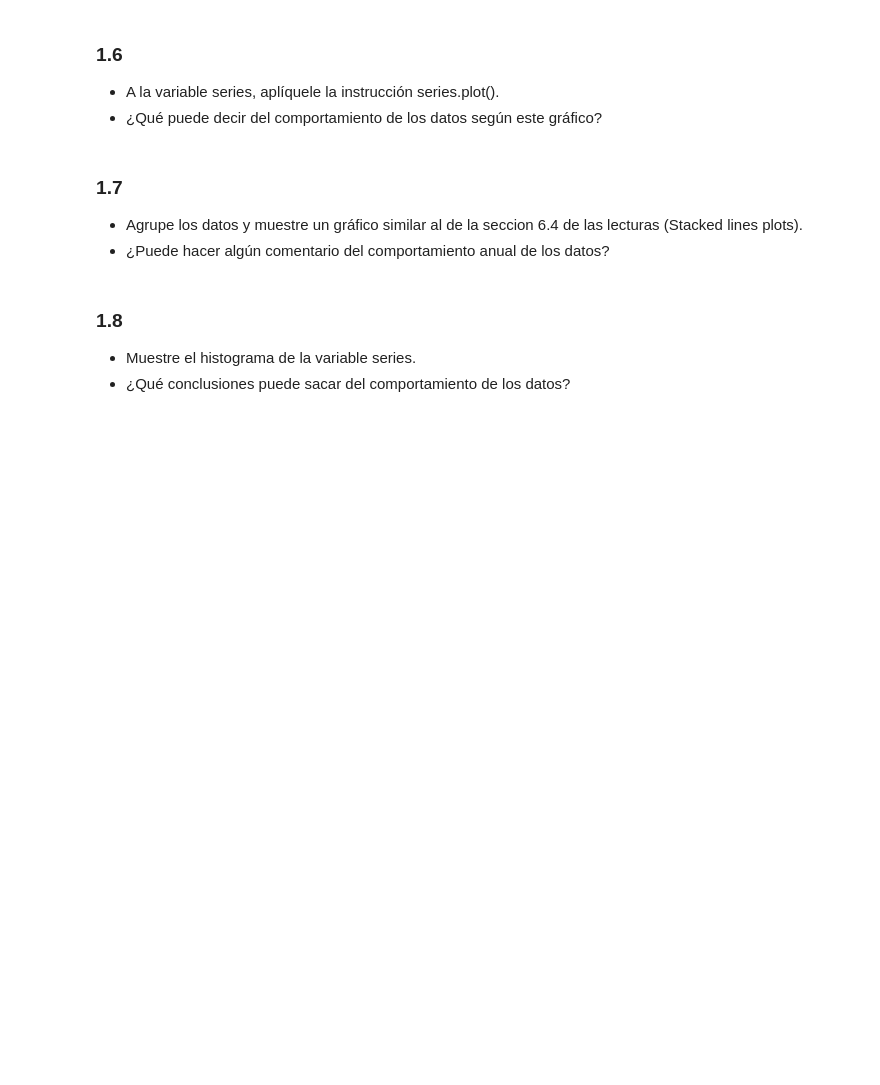
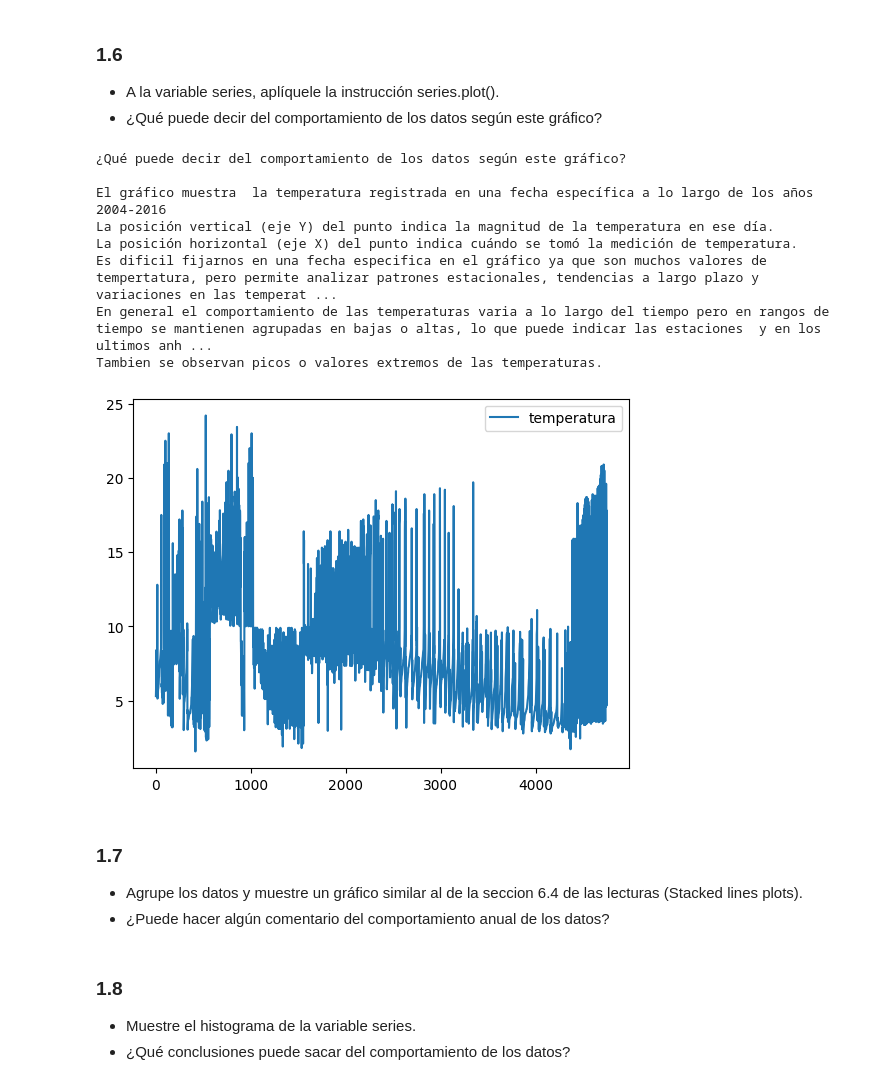
Before and after one commit to JeanPaulRF/Trabajos-IA, a Jupyter notebook: TP1/2023-2-Trabajo Practico_1.ipynb, the cells around one changed output. Cells and saved outputs as stored; diff of their text form; code cells hidden in the pictures; blank space fills up the shorter version.

```diff
--- a/TP1/2023-2-Trabajo Practico_1.ipynb
+++ b/TP1/2023-2-Trabajo Practico_1.ipynb
@@ -72,6 +184,24 @@ El tipo de datos de 'series' es: <class 'pandas.core.frame.DataFrame'>
 ### 1.6
 - A la variable series, aplíquele la instrucción series.plot().
 - ¿Qué puede decir del comportamiento de los datos según este gráfico?
+# %%
+series.plot()
+
+print('¿Qué puede decir del comportamiento de los datos según este gráfico?\n')
+print('El gráfico muestra  la temperatura registrada en una fecha específica a lo largo de los años 2004-2016\nLa posición vertical (eje Y) del punto indica la magnitud de la temperatura en ese día.\nLa posición horizontal (eje X) del punto indica cuándo se tomó la medición de temperatura.')
+print('Es dificil fijarnos en una fecha especifica en el gráfico ya que son muchos valores de tempertatura, pero permite analizar patrones estacionales, tendencias a largo plazo y variaciones en las temperaturas.')
+print('En general el comportamiento de las temperaturas varia a lo largo del tiempo pero en rangos de tiempo se mantienen agrupadas en bajas o altas, lo que puede indicar las estaciones  y en los ultimos anhos varia mas el rango de temperaturas')
+print ('Tambien se observan picos o valores extremos de las temperaturas.')
+# %% [output]
+¿Qué puede decir del comportamiento de los datos según este gráfico?
+
+El gráfico muestra  la temperatura registrada en una fecha específica a lo largo de los años 2004-2016
+La posición vertical (eje Y) del punto indica la magnitud de la temperatura en ese día.
+La posición horizontal (eje X) del punto indica cuándo se tomó la medición de temperatura.
+Es dificil fijarnos en una fecha especifica en el gráfico ya que son muchos valores de tempertatura, pero permite analizar patrones estacionales, tendencias a largo plazo y variaciones en las temperat ...
+En general el comportamiento de las temperaturas varia a lo largo del tiempo pero en rangos de tiempo se mantienen agrupadas en bajas o altas, lo que puede indicar las estaciones  y en los ultimos anh ...
+Tambien se observan picos o valores extremos de las temperaturas.
+[figure, added]
 # %% [markdown]
 ### 1.7
 
```
Also changed, not shown: parts of 5 cells of this notebook.
